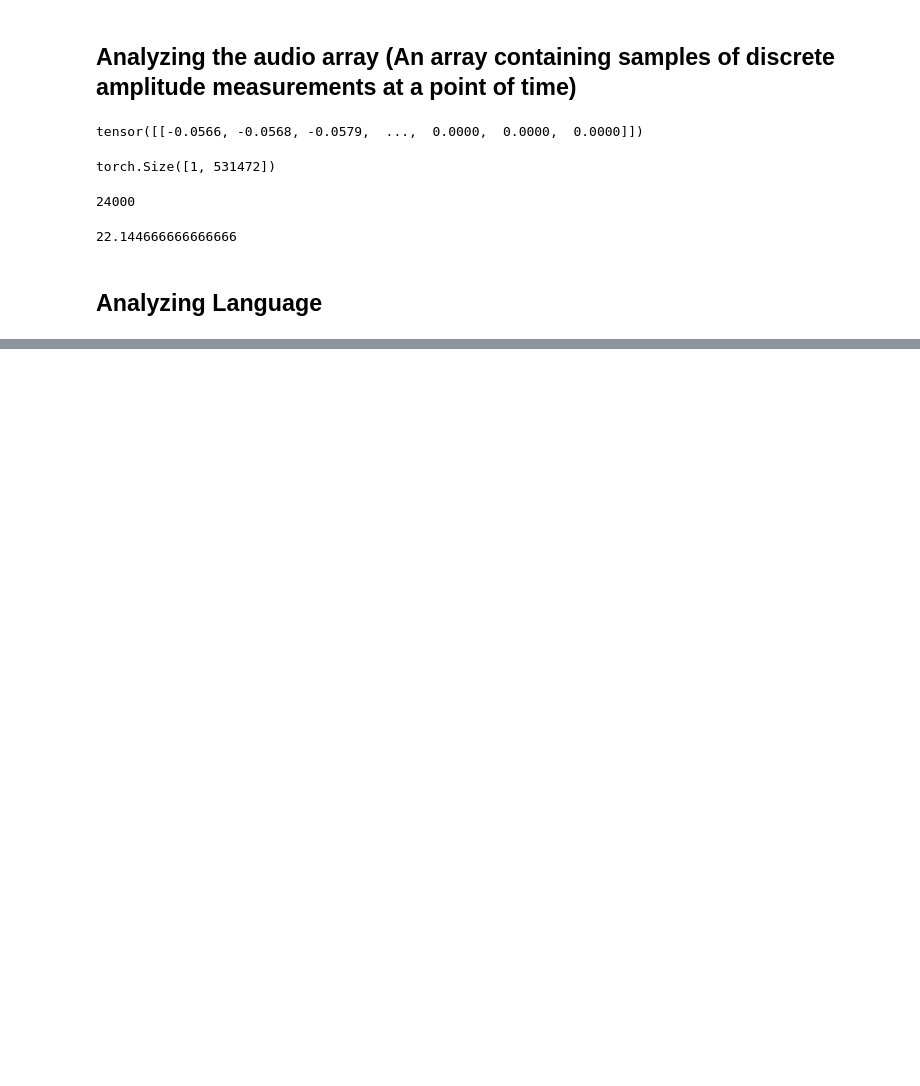
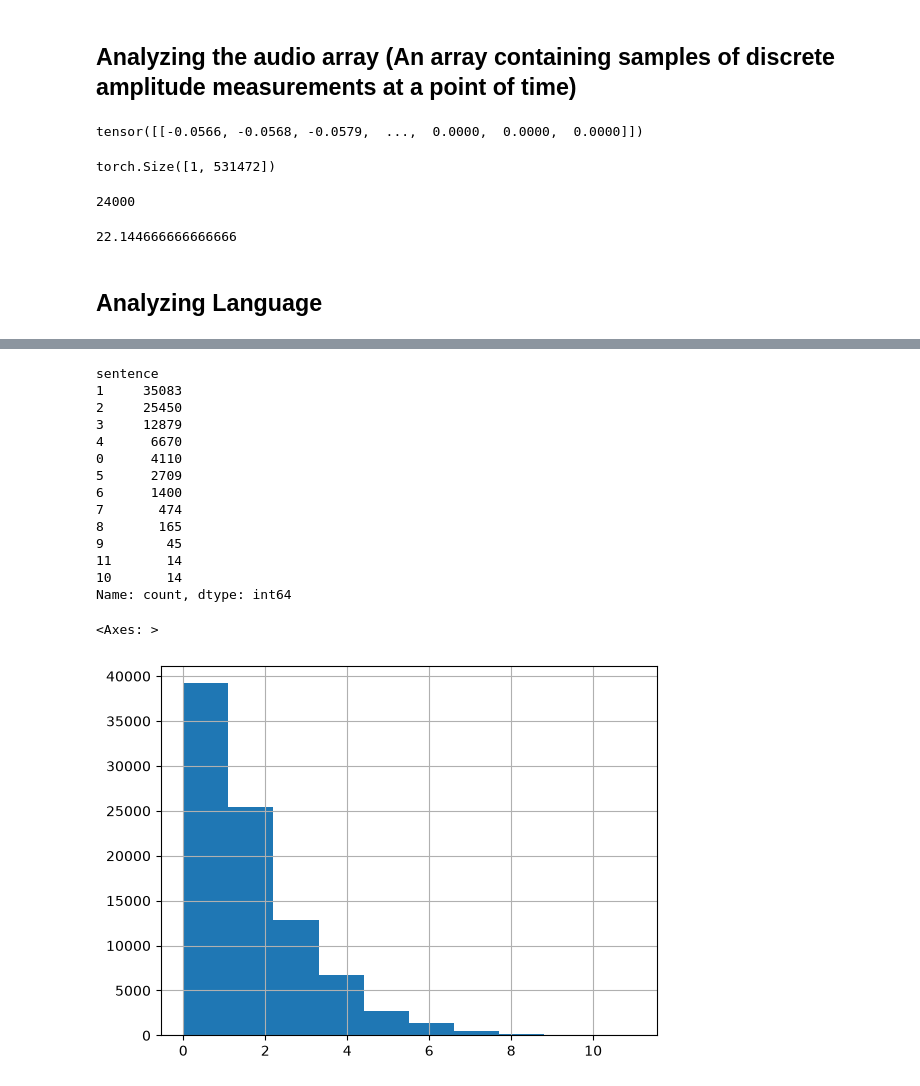
Before and after one commit to AlexPham0209/asr-thesis-project, a Jupyter notebook: notebooks/speech2latex_eda.ipynb, the cells around one changed output, grey strips where cells are left out. Drawn from its saved outputs; the diff is of its cells as text; code cells hidden in the pictures; blank space fills up the shorter version.

```diff
--- a/notebooks/speech2latex_eda.ipynb
+++ b/notebooks/speech2latex_eda.ipynb
@@ -76,0 +247,21 @@ TypeError: object of type 'IterableDataset' has no len()
+# %%
+equations = df_train['sentence'].str.findall(r'(\$\$.*?\$\$|(?<!\\)\$.*?(?<!\\)\$)').str.len()
+print(equations.value_counts())
+equations.hist()
+# %% [output]
+sentence
+1     35083
+2     25450
+3     12879
+4      6670
+0      4110
+5      2709
+6      1400
+7       474
+8       165
+9        45
+11       14
+10       14
+Name: count, dtype: int64
+<Axes: >
+[figure, added]
```
Also changed, not shown: parts of 32 cells of this notebook, 3 other files.
